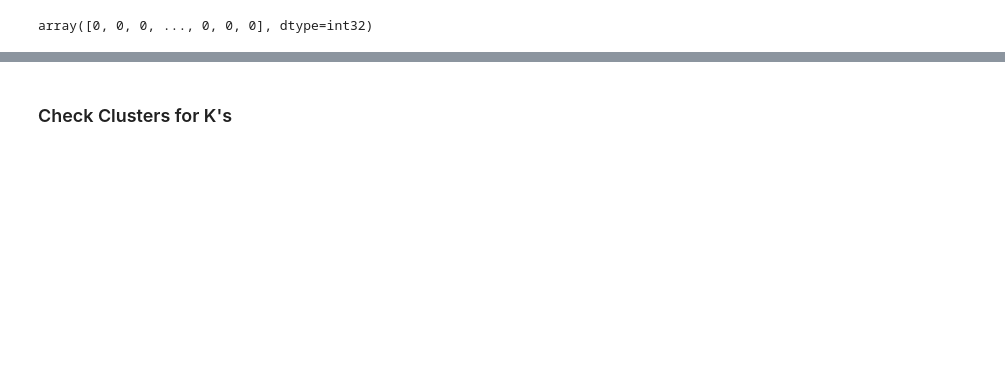
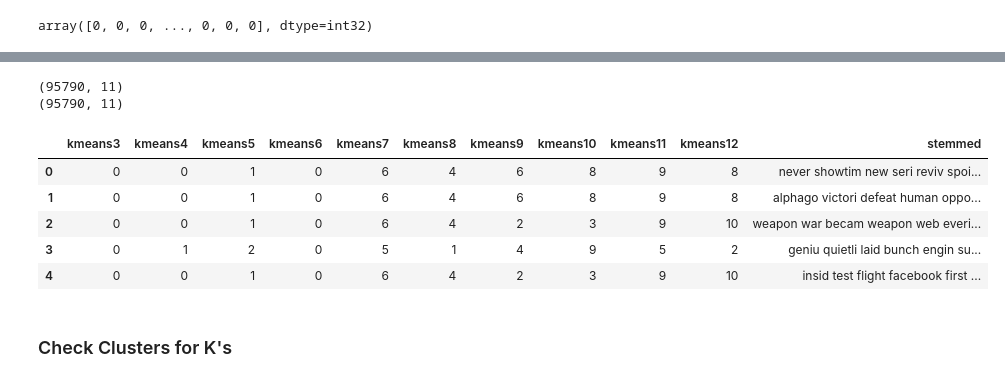
Before and after one commit to AustinKrause/nyt-article-summarizer, a Jupyter notebook: Text_Cleaning_and_KMeans.ipynb, the cells around one changed output, grey strips where cells are left out. Saved outputs shown, nothing was run; the diff lists cells and outputs as text; code cells hidden in the pictures; blank space fills up the shorter version.

Commit message:
finished running kmeans models and saved to csv

```diff
--- a/Text_Cleaning_and_KMeans.ipynb
+++ b/Text_Cleaning_and_KMeans.ipynb
@@ -274,0 +438,25 @@ k_list = [kmeans3, kmeans4, kmeans5, kmeans6, kmeans7, kmeans8, kmeans9, kmeans1
+# %%
+kmeans_df = pd.DataFrame()
+# %%
+for i in k_list:
+    labels = i.labels_
+    kmeans_df[i] = labels
+# %%
+kmeans_df.columns = ['kmeans3', 'kmeans4', 'kmeans5', 'kmeans6', 'kmeans7', 'kmeans8', 'kmeans9', 'kmeans10', 'kmeans11', 'kmeans12']
+# %%
+kmeans_df['stemmed'] = df['stemmed']
+# %%
+print(df.shape)
+print(kmeans_df.shape)
+# %% [output]
+(95790, 11)
+(95790, 11)
+# %%
+kmeans_df.head()
+# %% [output]
+|  | kmeans3 | kmeans4 | kmeans5 | kmeans6 | kmeans7 | kmeans8 | kmeans9 | kmeans10 | kmeans11 | kmeans12 | stemmed |
+| 0 | 0 | 0 | 1 | 0 | 6 | 4 | 6 | 8 | 9 | 8 | never showtim new seri reviv spoi... |
+| 1 | 0 | 0 | 1 | 0 | 6 | 4 | 6 | 8 | 9 | 8 | alphago victori defeat human oppo... |
+| 2 | 0 | 0 | 1 | 0 | 6 | 4 | 2 | 3 | 9 | 10 | weapon war becam weapon web everi... |
+| 3 | 0 | 1 | 2 | 0 | 5 | 1 | 4 | 9 | 5 | 2 | geniu quietli laid bunch engin su... |
+| 4 | 0 | 0 | 1 | 0 | 6 | 4 | 2 | 3 | 9 | 10 | insid test flight facebook first ... |
```
Also changed, not shown: parts of 29 cells of this notebook.
